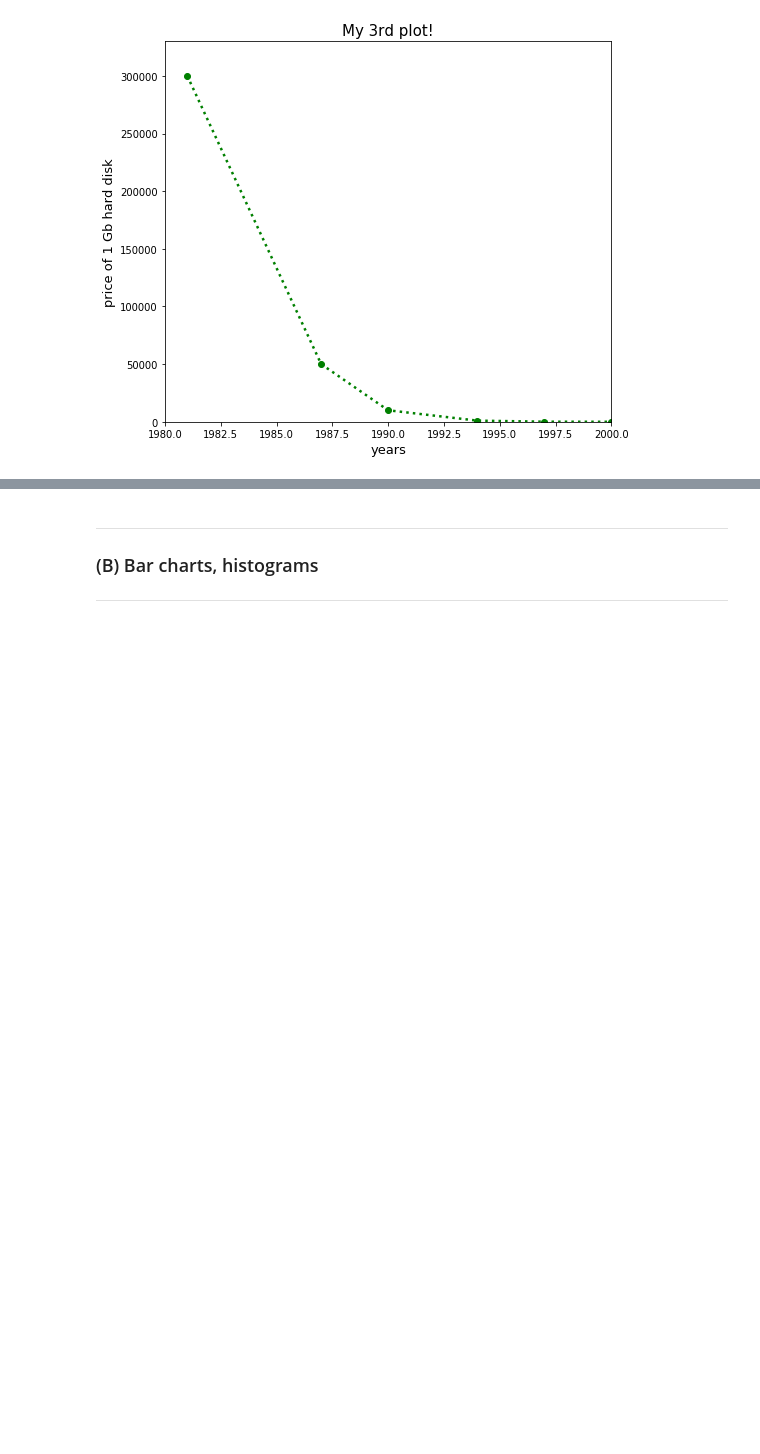
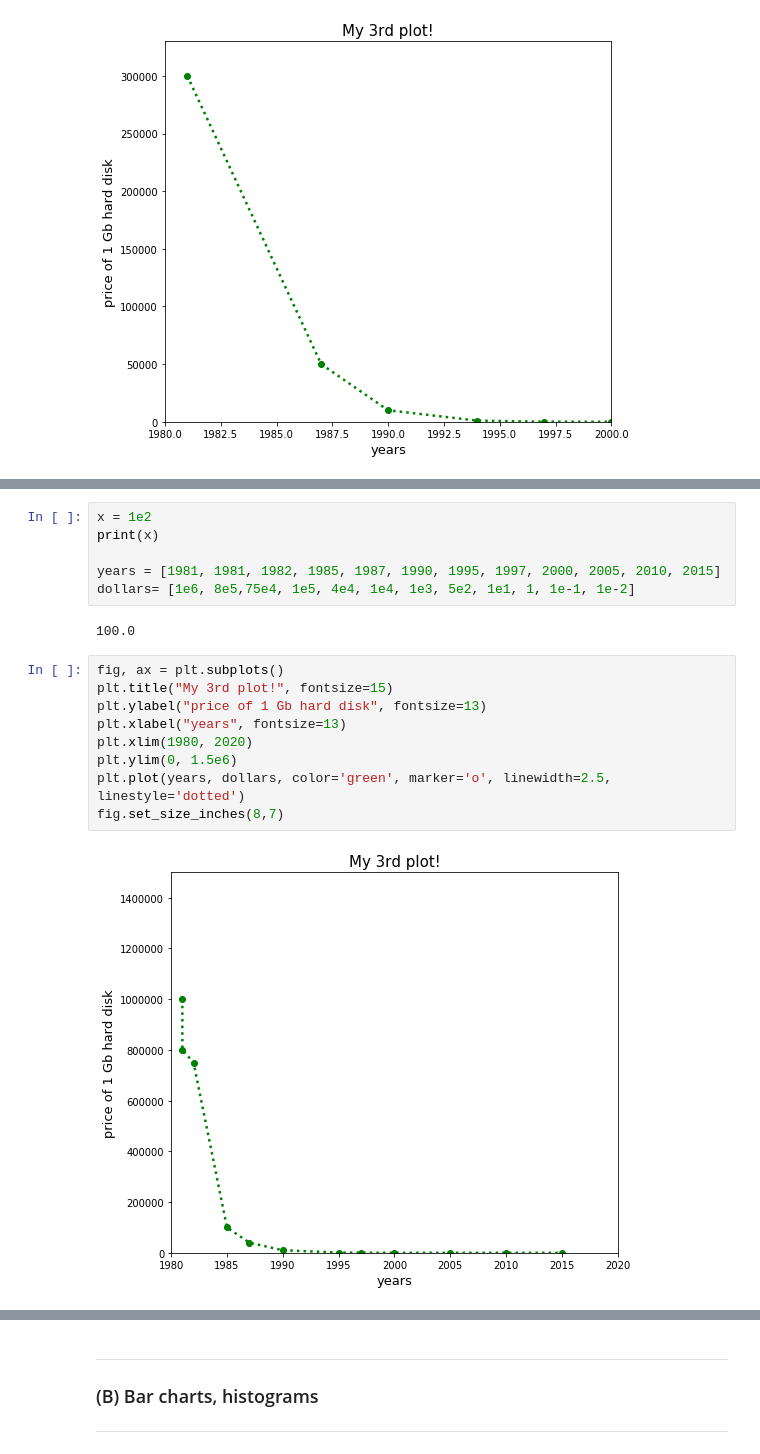
Before and after one commit to Simmetria0/CursoLiberBank_0519, a Jupyter notebook: DataVisualization.ipynb, the cells around one changed output, grey strips where cells are left out. Drawn from its saved outputs; the diff is of its cells as text; blank space fills up the shorter version.

```diff
--- a/DataVisualization.ipynb
+++ b/DataVisualization.ipynb
@@ -108,0 +119,19 @@ plt.savefig("/Users/simmetria0/Desktop/terzo.pdf", bbox_inches='tight')
+# %%
+x = 1e2
+print(x)
+
+years = [1981, 1981, 1982, 1985, 1987, 1990, 1995, 1997, 2000, 2005, 2010, 2015]
+dollars= [1e6, 8e5,75e4, 1e5, 4e4, 1e4, 1e3, 5e2, 1e1, 1, 1e-1, 1e-2]
+# %% [output]
+100.0
+# %%
+fig, ax = plt.subplots()
+plt.title("My 3rd plot!", fontsize=15)
+plt.ylabel("price of 1 Gb hard disk", fontsize=13)
+plt.xlabel("years", fontsize=13)
+plt.xlim(1980, 2020)
+plt.ylim(0, 1.5e6)
+plt.plot(years, dollars, color='green', marker='o', linewidth=2.5, linestyle='dotted')
+fig.set_size_inches(8,7)
+# %% [output]
+[figure, added]
```
Also changed, not shown: parts of 10 cells of this notebook, 1 other file.
